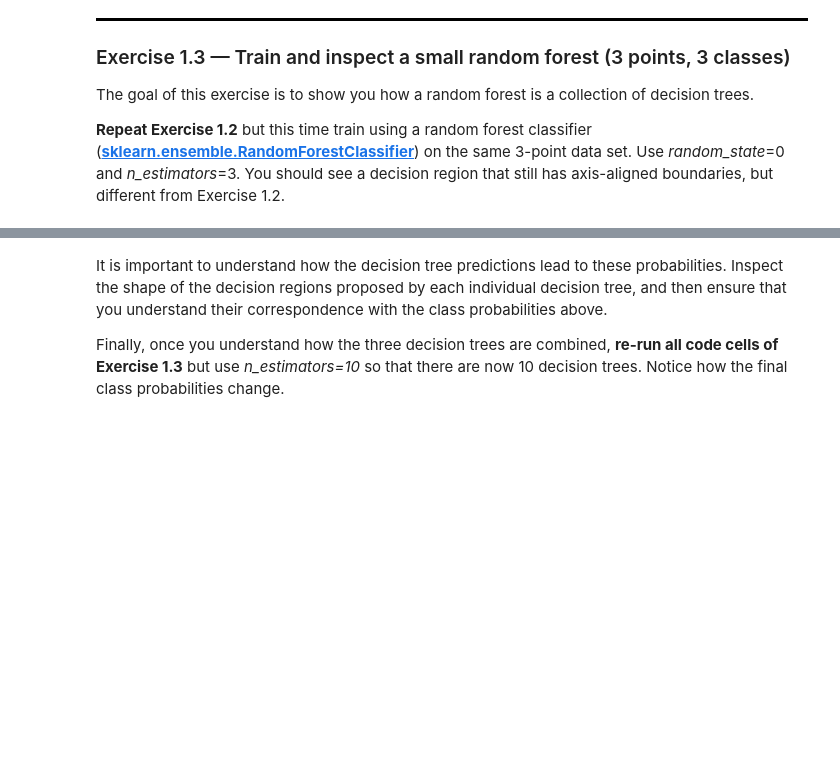
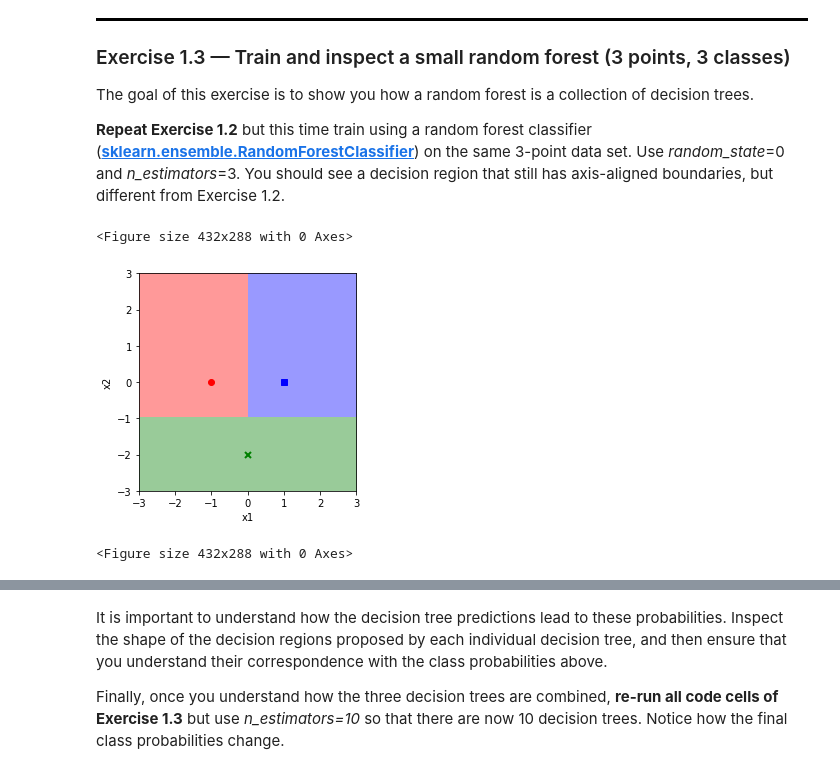
Before and after one commit to m-triassi/ml-exercises, a Jupyter notebook: Lab 5/lab5-exercises.ipynb, the cells around one changed output, grey strips where cells are left out. Drawn from its saved outputs; the diff is of its cells as text; code cells hidden in the pictures; blank space fills up the shorter version.

```diff
--- a/Lab 5/lab5-exercises.ipynb
+++ b/Lab 5/lab5-exercises.ipynb
@@ -136,3 +156,16 @@ The goal of this exercise is to show you how a random forest is a collection of
+# %%
+X = np.array([[-1, 0], [1, 0], [0, -2]])
+y = np.array([0, 1, 2])
+
+forest = sklearn.ensemble.RandomForestClassifier(random_state=0, n_estimators=10).fit(X, y)
+plot_predict(forest)
+plot_data(X, y)
+plt.figure()
+# sklearn.tree.plot_tree(forest, feature_names=['x1', 'x2']);
+# %% [output]
+<Figure size 432x288 with 0 Axes>
+[figure, added]
+<Figure size 432x288 with 0 Axes>
 # %% [markdown]
 A random forest builds multiple decision trees where each decision tree (each 'estimator') is trained on a different "re-samplings" of the training data. Specifically, decision tree $j$ is trained on a new training set $\mathcal{D}_j$ that is built by sampling $N$ pairs $(\mathbf{x}_i, y_i)$ from the original $N$ training examples in $\mathcal{D}$. The sampling is done "with replacement," meaning that the new training set $\mathcal{D}_j$ may contain duplicates and/or be missing some of the original data.
 
```
Also changed, not shown: parts of 28 cells of this notebook.
